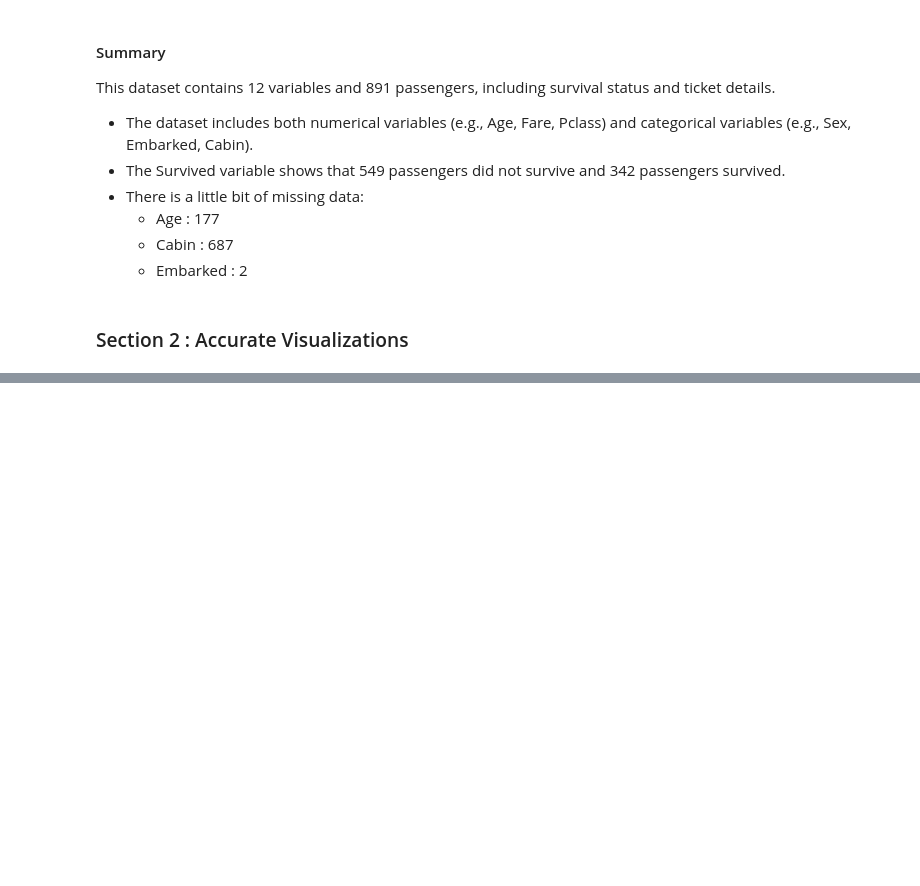
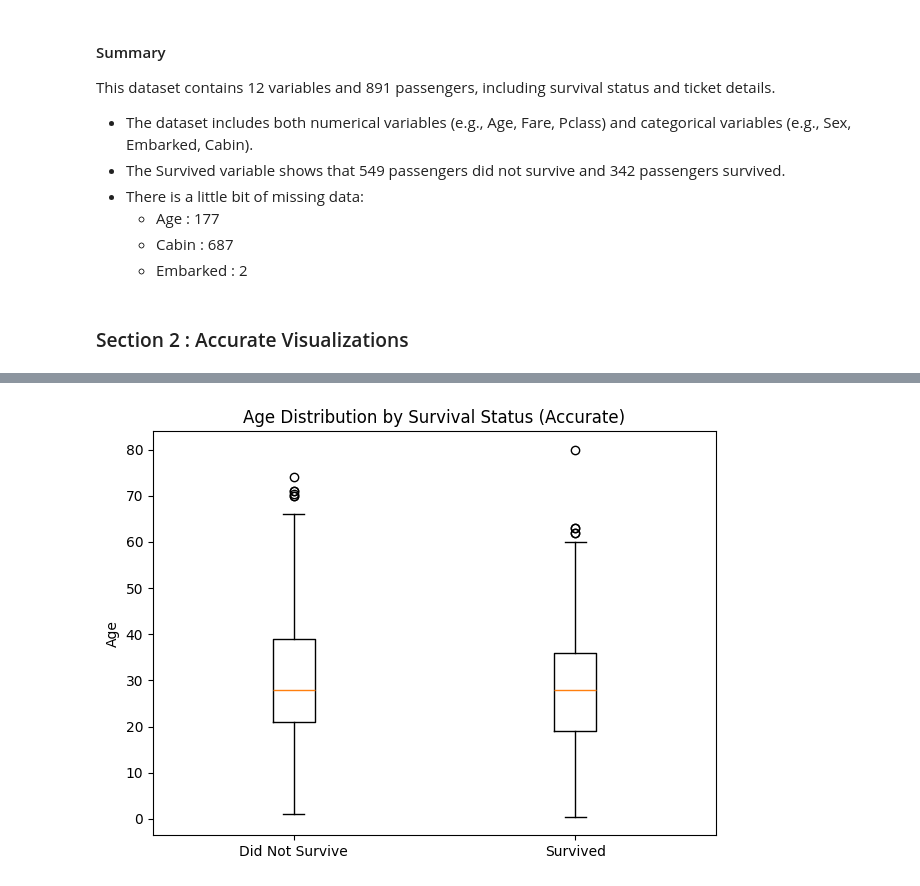
Before and after one commit to 2000031041-ShivaChary196/DATA6550-Visualization, a Jupyter notebook: Code/Beladiya.ipynb, the cells around one changed output, grey strips where cells are left out. Saved outputs shown, nothing was run; the diff lists cells and outputs as text; code cells hidden in the pictures; blank space fills up the shorter version.

```diff
--- a/Code/Beladiya.ipynb
+++ b/Code/Beladiya.ipynb
@@ -132,0 +117,14 @@ plt.show()
+# %%
+# Age distribution by survival status
+survived_age = df[df["Survived"] == 1]["Age"].dropna()
+not_survived_age = df[df["Survived"] == 0]["Age"].dropna()
+
+plt.figure()
+plt.boxplot([not_survived_age, survived_age])
+plt.title("Age Distribution by Survival Status (Accurate)")
+plt.ylabel("Age")
+plt.xticks([1, 2], ["Did Not Survive", "Survived"])
+plt.tight_layout()
+plt.show()
+# %% [output]
+[figure, added]
```
Also changed, not shown: parts of 7 cells of this notebook.
